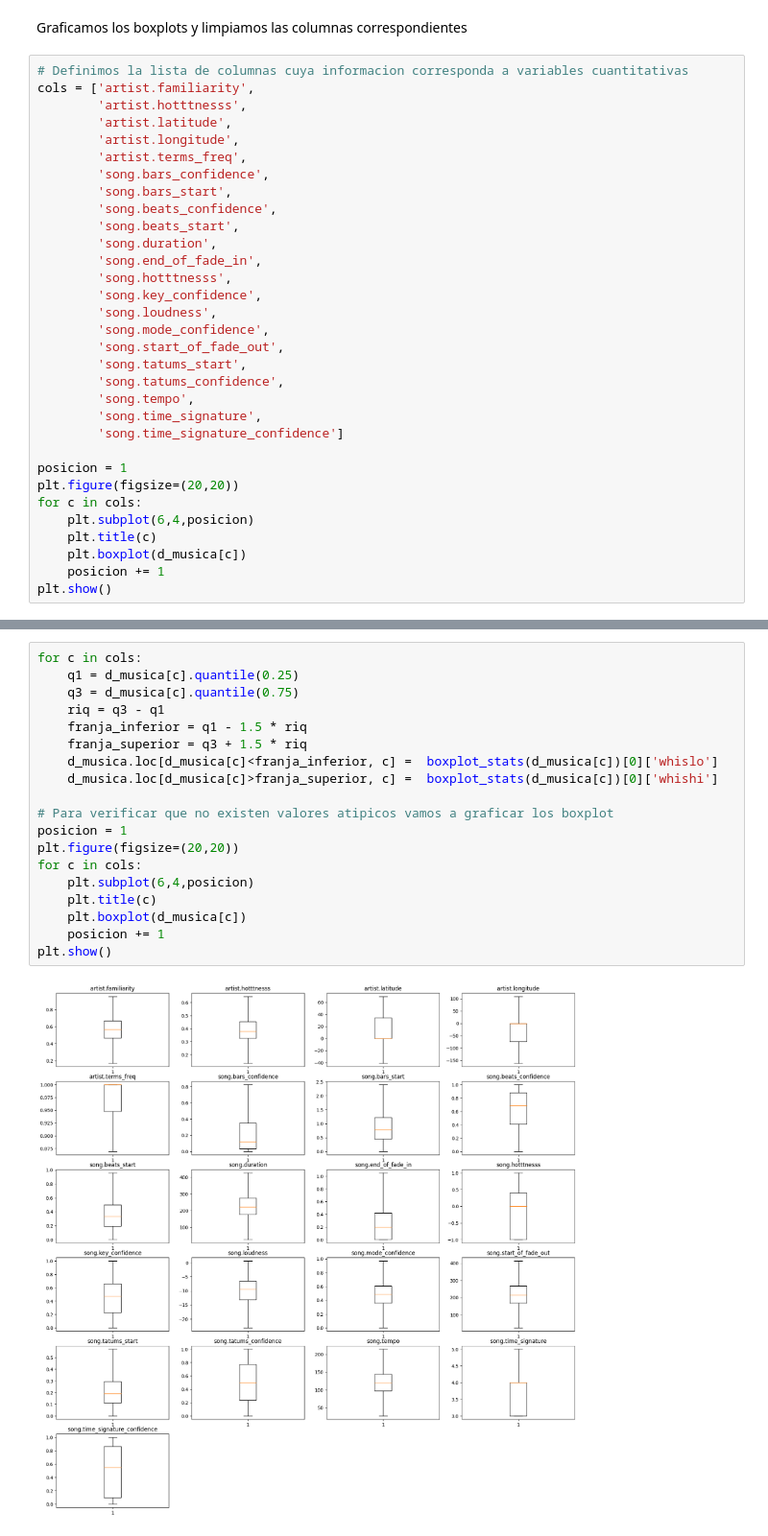
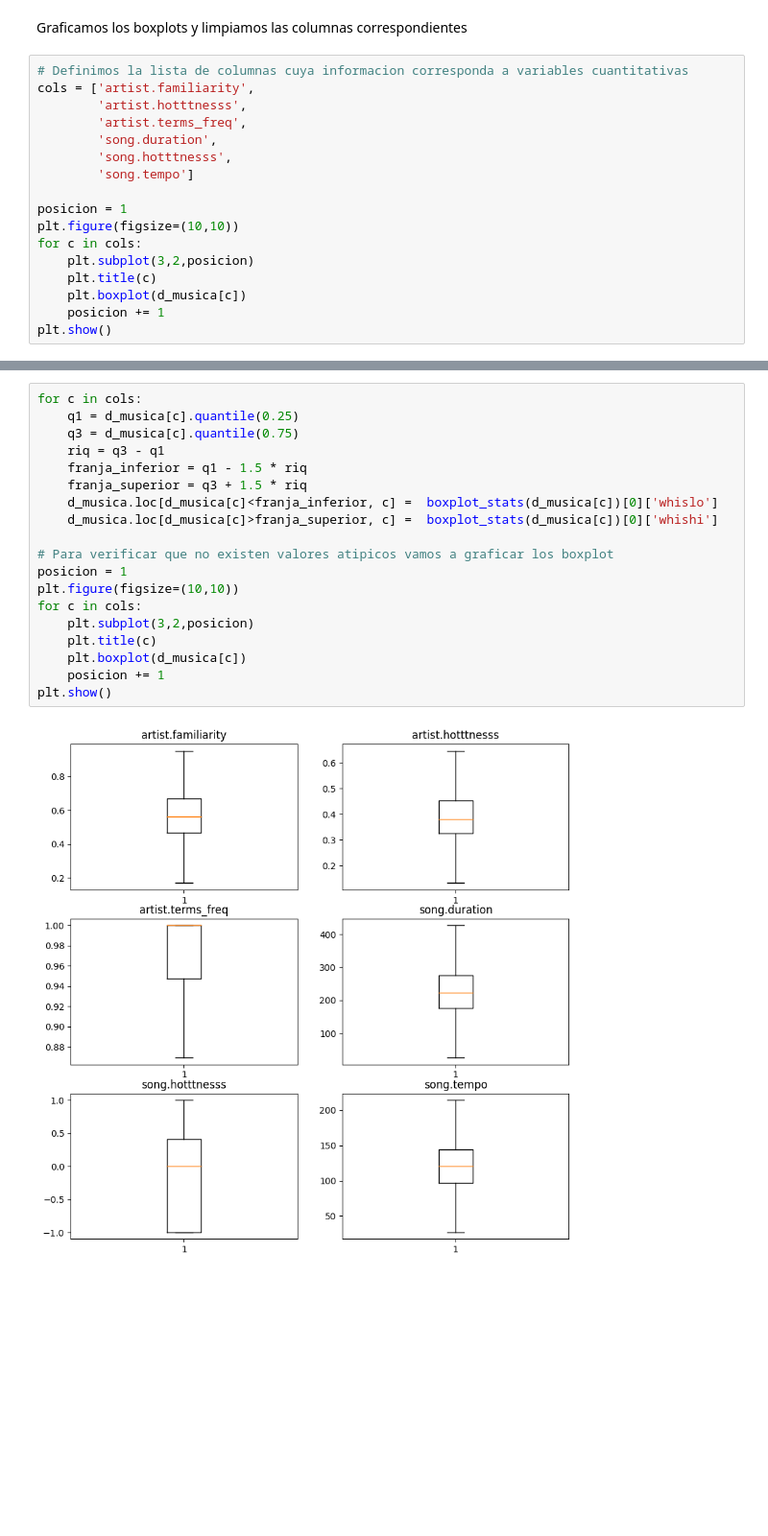
Before and after one commit to cristiandevar/PythonML, a Jupyter notebook: TPFinal/TPFINAL.ipynb, the cells around one changed output, grey strips where cells are left out. Shown at 96% size. Saved outputs shown, nothing was run; the diff lists cells and outputs as text; blank space fills up the shorter version.

```diff
--- a/TPFinal/TPFINAL.ipynb
+++ b/TPFinal/TPFINAL.ipynb
@@ -227,30 +203,15 @@ Graficamos los boxplots y limpiamos las columnas correspondientes
 # Definimos la lista de columnas cuya informacion corresponda a variables cuantitativas
 cols = ['artist.familiarity',
         'artist.hotttnesss',
-        'artist.latitude',
-        'artist.longitude',
         'artist.terms_freq',
-        'song.bars_confidence',
-        'song.bars_start',
-        'song.beats_confidence',
-        'song.beats_start',
         'song.duration',
-        'song.end_of_fade_in',
         'song.hotttnesss',
-        'song.key_confidence',
-        'song.loudness',
-        'song.mode_confidence',
-        'song.start_of_fade_out',
-        'song.tatums_start',
-        'song.tatums_confidence',
-        'song.tempo',
-        'song.time_signature',
-        'song.time_signature_confidence']
+        'song.tempo']
 
 posicion = 1
-plt.figure(figsize=(20,20))
+plt.figure(figsize=(10,10))
 for c in cols:
-    plt.subplot(6,4,posicion)
+    plt.subplot(3,2,posicion)
     plt.title(c)
     plt.boxplot(d_musica[c])
     posicion += 1
@@ -262,21 +221,21 @@ Procedemos a asignar a los valores atipicos, valores xmax y xmin
 # %%
 for c in cols:
     q1 = d_musica[c].quantile(0.25)
     q3 = d_musica[c].quantile(0.75)
     riq = q3 - q1
     franja_inferior = q1 - 1.5 * riq
     franja_superior = q3 + 1.5 * riq
     d_musica.loc[d_musica[c]<franja_inferior, c] =  boxplot_stats(d_musica[c])[0]['whislo']
     d_musica.loc[d_musica[c]>franja_superior, c] =  boxplot_stats(d_musica[c])[0]['whishi']
 
 # Para verificar que no existen valores atipicos vamos a graficar los boxplot
 posicion = 1
-plt.figure(figsize=(20,20))
+plt.figure(figsize=(10,10))
 for c in cols:
-    plt.subplot(6,4,posicion)
+    plt.subplot(3,2,posicion)
     plt.title(c)
     plt.boxplot(d_musica[c])
     posicion += 1
 plt.show()
 # %% [output]
-[figure, old version]
+[figure, new version]
```
Also changed, not shown: parts of 20 cells of this notebook, 1 other file.
